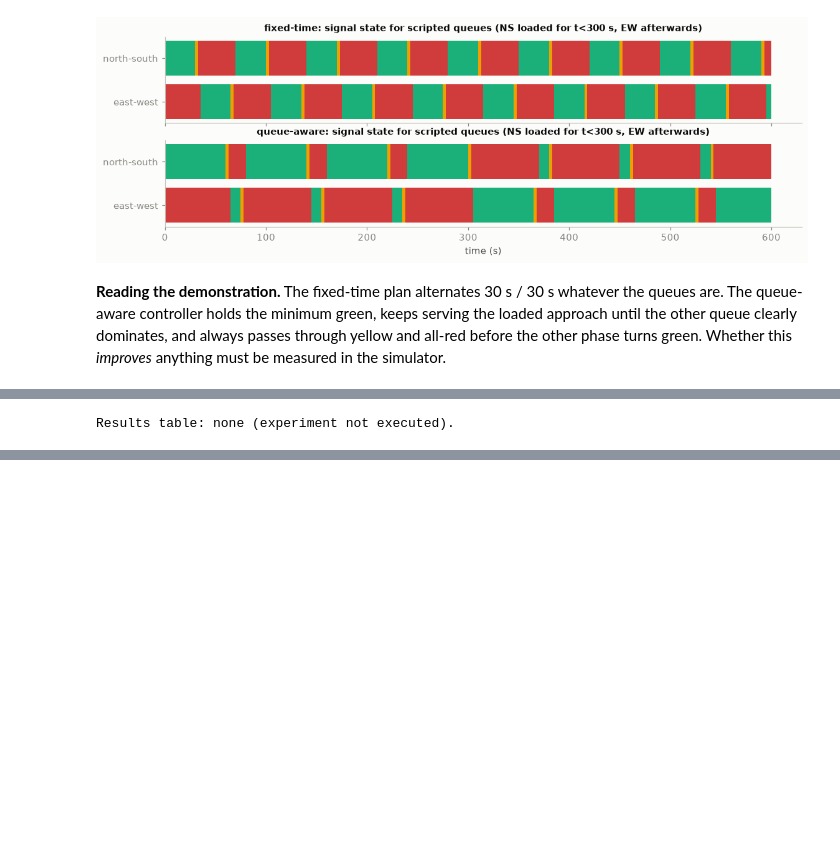
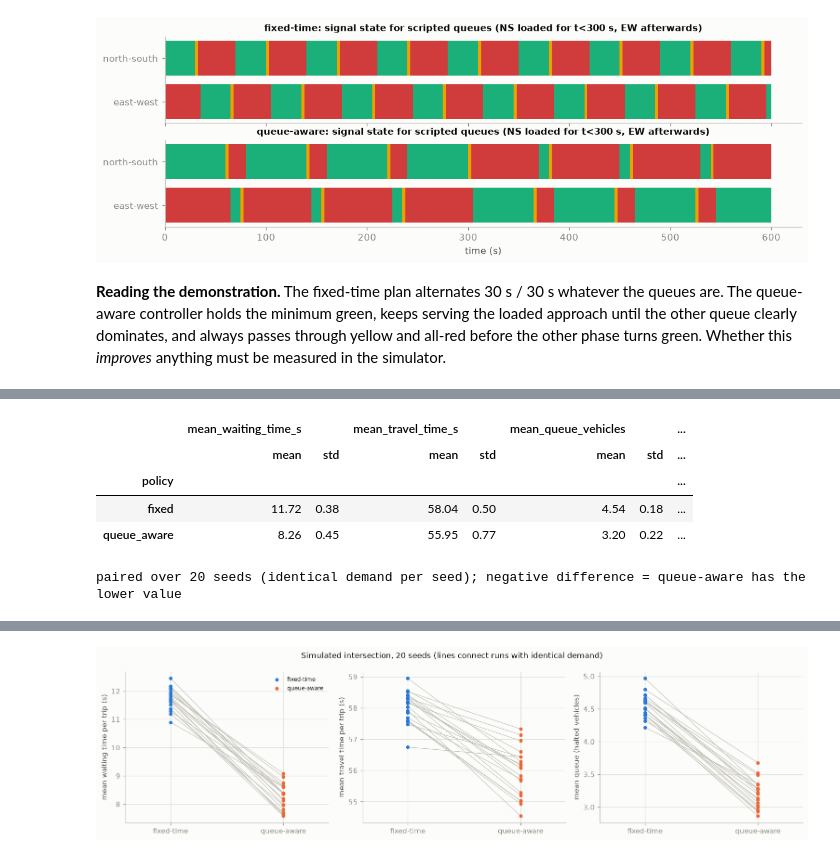
Before and after one commit to agrawalshreyansh/T005_MLDL_Project, a Jupyter notebook: notebooks/09_optional_sumo_simulation.ipynb, the cells around one changed output, grey strips where cells are left out. Cells and saved outputs as stored; diff of their text form; code cells hidden in the pictures; blank space fills up the shorter version.

```diff
--- a/notebooks/09_optional_sumo_simulation.ipynb
+++ b/notebooks/09_optional_sumo_simulation.ipynb
@@ -173,12 +174,38 @@ NOT EXECUTED: SUMO is not installed in this environment, so there are no simulat
-# %%
-if results is not None:
-    summary = results.groupby("policy")[["mean_waiting_time_s", "mean_travel_time_s", "mean_queue_vehicles", "max_queue_vehicles", "completed_trips"]].agg(["mean", "std"]).round(2)
-    display(summary)
-    paired = results.pivot(index="seed", columns="policy")[["mean_waiting_time_s", "mean_travel_time_s", "completed_trips"]]
-    diff = (paired.xs("fixed", axis=1, level=1) - paired.xs("queue_aware", axis=1, level=1))
-    print("per-seed difference fixed - queue_aware (positive waiting/travel = queue-aware is better; negative trips = queue-aware served more):")
-    display(diff.round(2))
-else:
-    print("Results table: none (experiment not executed).")
-# %% [output]
-Results table: none (experiment not executed).
+# %%
+from scipy import stats as st
+paired_stats = None
+if results is not None:
+    metrics_cols = ["mean_waiting_time_s", "mean_travel_time_s", "mean_queue_vehicles", "max_queue_vehicles", "completed_trips"]
+    summary = results.groupby("policy")[metrics_cols].agg(["mean", "std"]).round(2)
+    display(summary)
+    wide = results.pivot(index="seed", columns="policy")
+    rows = []
+    for m in metrics_cols:
+        d = wide[(m, "queue_aware")] - wide[(m, "fixed")]                 # queue-aware minus fixed, paired by seed
+        lo, hi = st.t.interval(0.95, len(d) - 1, loc=d.mean(), scale=d.std(ddof=1) / np.sqrt(len(d)))
+        rows.append({"metric": m, "mean fixed": wide[(m, "fixed")].mean(), "mean queue-aware": wide[(m, "queue_aware")].mean(),
+                     "mean difference (queue-aware - fixed)": d.mean(), "95% CI low": lo, "95% CI high": hi,
+                     "relative change %": 100 * d.mean() / wide[(m, "fixed")].mean(), "seeds where queue-aware is lower": int((d < 0).sum())})
+    paired_stats = pd.DataFrame(rows).set_index("metric")
+    print(f"paired over {len(wide)} seeds (identical demand per seed); negative difference = queue-aware has the lower value")
+    display(paired_stats.round(3))
+    paired_stats.to_csv(config.METRICS_DIR / "sumo_signal_control_paired.csv")
+
+    fig, axes = plt.subplots(1, 3, figsize=(14, 3.8))
+    for ax, (m, label) in zip(axes, (("mean_waiting_time_s", "mean waiting time per trip (s)"), ("mean_travel_time_s", "mean travel time per trip (s)"), ("mean_queue_vehicles", "mean queue (halted vehicles)"))):
+        for seed in wide.index:
+            ax.plot([0, 1], [wide.loc[seed, (m, "fixed")], wide.loc[seed, (m, "queue_aware")]], color="#c3c2b7", lw=0.8)
+        ax.scatter(np.zeros(len(wide)), wide[(m, "fixed")], color="#2a78d6", s=16, zorder=3, label="fixed-time")
+        ax.scatter(np.ones(len(wide)), wide[(m, "queue_aware")], color="#eb6834", s=16, zorder=3, label="queue-aware")
+        ax.set_xticks([0, 1], ["fixed-time", "queue-aware"]); ax.set_xlim(-0.4, 1.4); ax.set_ylabel(label)
+    axes[0].legend(fontsize=8); fig.suptitle("Simulated intersection, 20 seeds (lines connect runs with identical demand)", fontsize=11)
+    fig.tight_layout(); viz.save_figure(fig, "09_sumo_policy_comparison"); plt.show()
+else:
+    print("Results table: none (experiment not executed).")
+# %% [output]
+|  | mean_waiting_time_s |  | mean_travel_time_s |  | mean_queue_vehicles |  | ... |
+|  | mean | std | mean | std | mean | std | ... |
+| policy |  |  |  |  |  |  | ... |
+| fixed | 11.72 | 0.38 | 58.04 | 0.50 | 4.54 | 0.18 | ... |
+| queue_aware | 8.26 | 0.45 | 55.95 | 0.77 | 3.20 | 0.22 | ... |
+paired over 20 seeds (identical demand per seed); negative difference = queue-aware has the lower value
@@ -184,0 +219 @@ Results table: none (experiment not executed).
+[figure, added]
```
Also changed, not shown: parts of 10 cells of this notebook, 21 other files.
